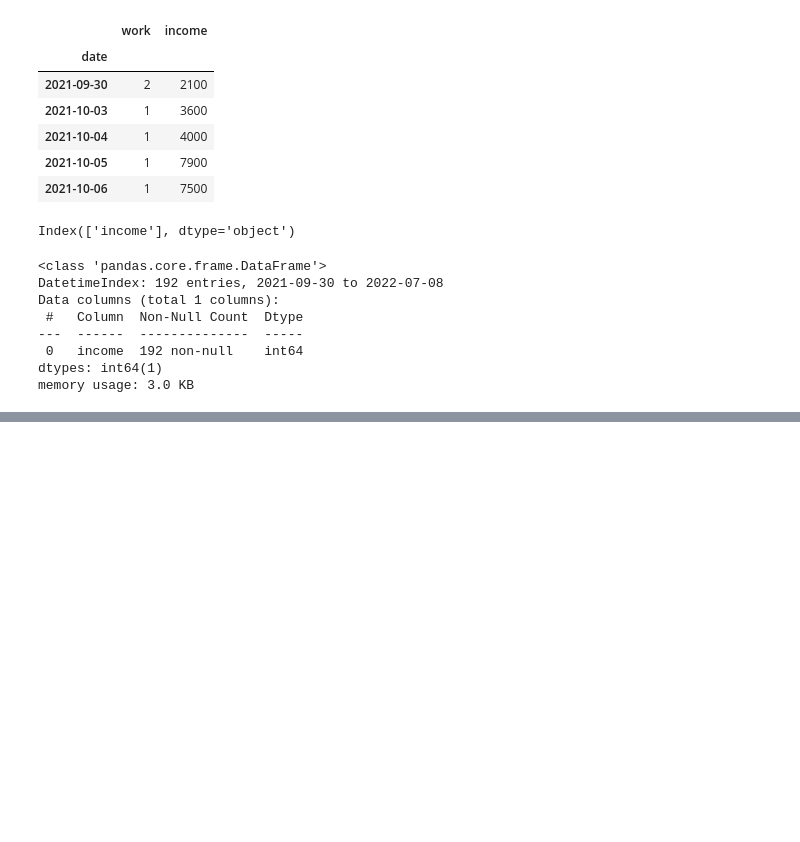
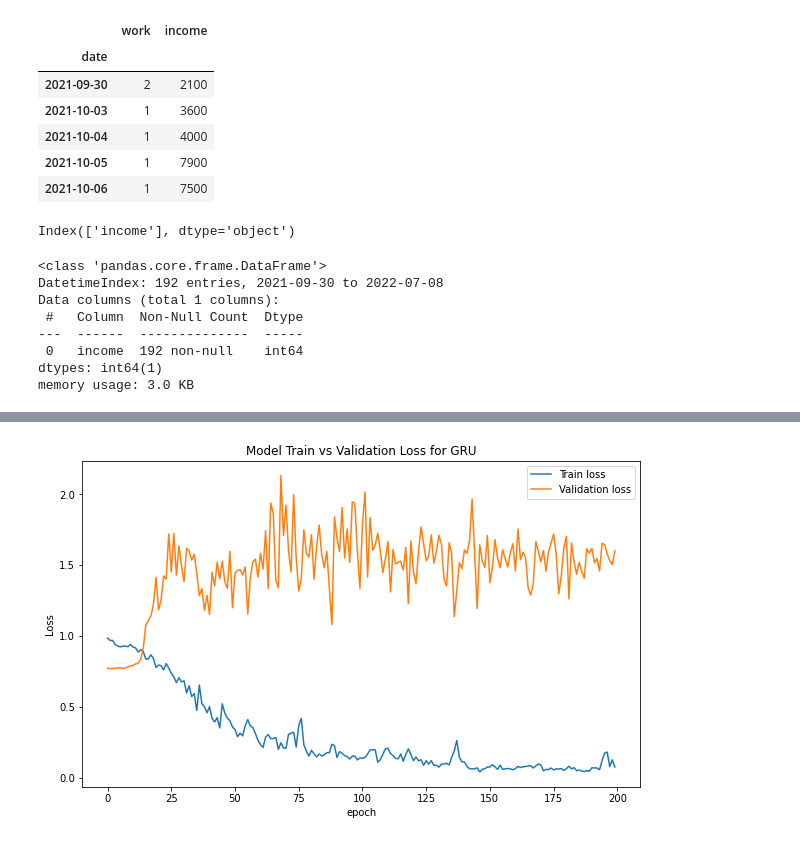
Before and after one commit to wessware/time_series_forecasting_linear_ml_models, a Jupyter notebook: gru-lstm-forecaster.ipynb, the cells around one changed output, grey strips where cells are left out. Drawn from its saved outputs; the diff is of its cells as text; code cells hidden in the pictures; blank space fills up the shorter version.

```diff
--- a/gru-lstm-forecaster.ipynb
+++ b/gru-lstm-forecaster.ipynb
@@ -97,0 +153,2 @@ print(y_test.shape)
+# %%
+model_gru = create_gru(64)
@@ -97,0 +211,2 @@ print(y_test.shape)
+# %%
+history_gru = fit_model(model_gru)
@@ -97,0 +252,4 @@ print(y_test.shape)
+# %%
+plot_loss(history_gru, 'GRU')
+# %% [output]
+[figure, added]
```
Also changed, not shown: parts of 22 cells of this notebook.
